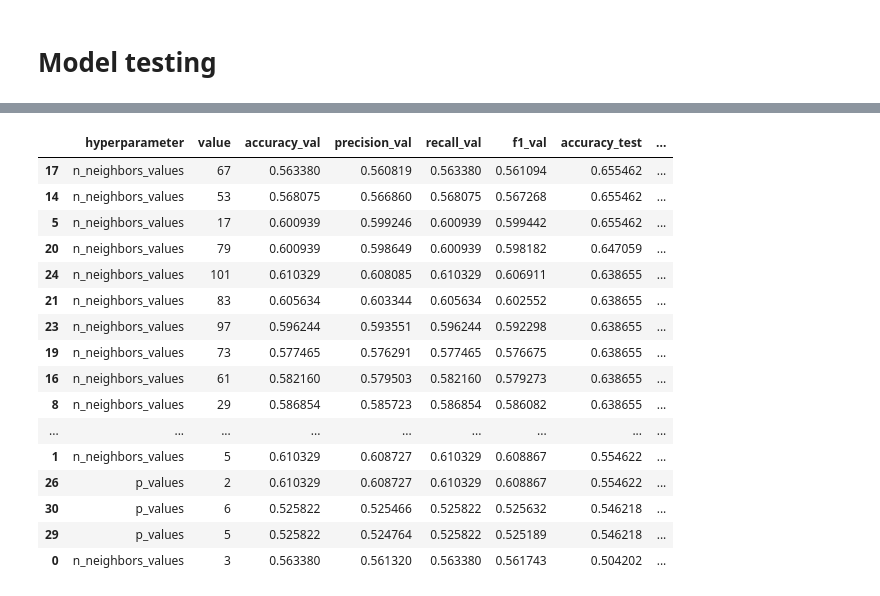
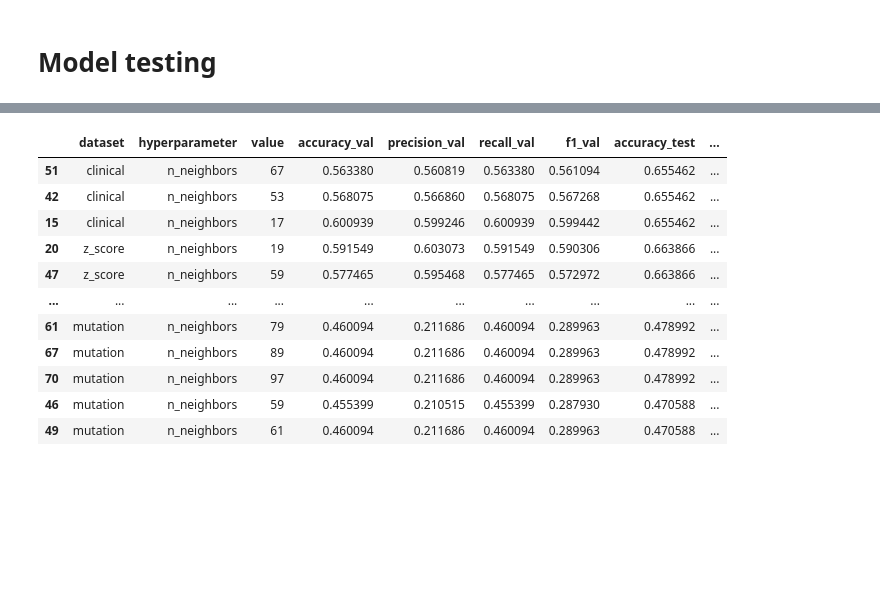
Before and after one commit to diegfernv/breast-cancer-classification, a Jupyter notebook: 6-Data-Split.ipynb, the cells around one changed output, grey strips where cells are left out. Cells and saved outputs as stored; diff of their text form; code cells hidden in the pictures; blank space fills up the shorter version.

```diff
--- a/6-Data-Split.ipynb
+++ b/6-Data-Split.ipynb
@@ -57,57 +57,65 @@ from sklearn.model_selection import cross_val_score, cross_val_predict
 # %%
 hyperparameters = [
-    ("n_neighbors_values", [3, 5, 7, 11, 13, 17, 19, 23, 29, 31, 37, 41, 43, 47, 53, 59, 61, 67, 71, 73, 79, 83, 89, 97, 101]),
-    #("weights_values",['uniform', 'distance']),
-    ("p_values", [1, 2, 3, 4, 5, 6, 7, 8, 9, 10]),
+    ("n_neighbors", [3, 5, 7, 11, 13, 17, 19, 23, 29, 31, 37, 41, 43, 47, 53, 59, 61, 67, 71, 73, 79, 83, 89, 97, 101]),
+    ("weights",['uniform', 'distance']),
+    ("p", [1, 2, 3, 4, 5, 6, 7, 8, 9, 10, 11, 12, 13, 14, 15, 16, 17, 18, 19, 20]),
+    ("algorithm", ['auto', 'ball_tree', 'kd_tree', 'brute']),
+    ("leaf_size", [10, 20, 30, 40, 50, 60, 70, 80, 90, 100]),
+    ("metric", ['euclidean', 'manhattan', 'chebyshev', 'minkowski'])
 ]
+datasets = [
+    ("clinical", X_clinical_train, X_clinical_val, X_clinical_test),
+    ("mutation", X_mutation_train, X_mutation_val, X_mutation_test),
+    ("z_score", X_z_score_train, X_z_score_val, X_z_score_test)
+]
 # %%
 metrics = []
 for hyperparameter, values in hyperparameters:
     for value in values:
-        if hyperparameter == "n_neighbors_values":
+        if hyperparameter == "n_neighbors":
             model = KNeighborsClassifier(n_neighbors=value)
-        elif hyperparameter == "weights_values":
+        elif hyperparameter == "weights":
             model = KNeighborsClassifier(weights=value)
-        elif hyperparameter == "p_values":
+        elif hyperparameter == "p":
             model = KNeighborsClassifier(p=value)
+        elif hyperparameter == "algorithm":
+            model = KNeighborsClassifier(algorithm=value)
+        elif hyperparameter == "leaf_size":
+            model = KNeighborsClassifier(leaf_size=value)
+        elif hyperparameter == "metric":
+            model = KNeighborsClassifier(metric=value)
 
+        for dataset, X_train, X_val, X_test in datasets:
+            model.fit(X_train, y_train)
 
-        model.fit(X_clinical_train, y_train)
+            y_pred = model.predict(X_val)
 
-        y_pred = model.predict(X_clinical_val)
+            accuracy_val = accuracy_score(y_val, y_pred)
+            precision_val = precision_score(y_val, y_pred, average='weighted')
+            recall_val = recall_score(y_val, y_pred, average='weighted')
+            f1_val = f1_score(y_val, y_pred, average='weighted')
 
-        accuracy_val = accuracy_score(y_val, y_pred)
-        precision_val = precision_score(y_val, y_pred, average='weighted')
-        recall_val = recall_score(y_val, y_pred, average='weighted')
-        f1_val = f1_score(y_val, y_pred, average='weighted')
+            y_pred = model.predict(X_test)
 
+            accuracy_test = accuracy_score(y_test, y_pred)
+            precision_test = precision_score(y_test, y_pred, average='weighted')
+            recall_test = recall_score(y_test, y_pred, average='weighted')
+            f1_test = f1_score(y_test, y_pred, average='weighted')
 
-        y_pred = model.predict(X_clinical_test)
+            metrics.append([dataset, hyperparameter, value, accuracy_val, precision_val, recall_val, f1_val, accuracy_test, precision_test, recall_test, f1_test])
 
-        accuracy_test = accuracy_score(y_test, y_pred)
-        precision_test = precision_score(y_test, y_pred, average='weighted')
-        recall_test = recall_score(y_test, y_pred, average='weighted')
-        f1_test = f1_score(y_test, y_pred, average='weighted')
-
-        metrics.append([hyperparameter, value, accuracy_val, precision_val, recall_val, f1_val, accuracy_test, precision_test, recall_test, f1_test])
-
-df = pd.DataFrame(metrics, columns=['hyperparameter', 'value', 'accuracy_val', 'precision_val', 'recall_val', 'f1_val', 'accuracy_test', 'precision_test', 'recall_test', 'f1_test']).sort_values(by='f1_test', ascending=False)
+df = pd.DataFrame(metrics, columns=["dataset",'hyperparameter', 'value', 'accuracy_val', 'precision_val', 'recall_val', 'f1_val', 'accuracy_test', 'precision_test', 'recall_test', 'f1_test']).sort_values(by='f1_test', ascending=False)
 df
 # %% [output]
-|  | hyperparameter | value | accuracy_val | precision_val | recall_val | f1_val | accuracy_test | ... |
-| 17 | n_neighbors_values | 67 | 0.563380 | 0.560819 | 0.563380 | 0.561094 | 0.655462 | ... |
-| 14 | n_neighbors_values | 53 | 0.568075 | 0.566860 | 0.568075 | 0.567268 | 0.655462 | ... |
-| 5 | n_neighbors_values | 17 | 0.600939 | 0.599246 | 0.600939 | 0.599442 | 0.655462 | ... |
-| 20 | n_neighbors_values | 79 | 0.600939 | 0.598649 | 0.600939 | 0.598182 | 0.647059 | ... |
-| 24 | n_neighbors_values | 101 | 0.610329 | 0.608085 | 0.610329 | 0.606911 | 0.638655 | ... |
-| 21 | n_neighbors_values | 83 | 0.605634 | 0.603344 | 0.605634 | 0.602552 | 0.638655 | ... |
-| 23 | n_neighbors_values | 97 | 0.596244 | 0.593551 | 0.596244 | 0.592298 | 0.638655 | ... |
-| 19 | n_neighbors_values | 73 | 0.577465 | 0.576291 | 0.577465 | 0.576675 | 0.638655 | ... |
-| 16 | n_neighbors_values | 61 | 0.582160 | 0.579503 | 0.582160 | 0.579273 | 0.638655 | ... |
-| 8 | n_neighbors_values | 29 | 0.586854 | 0.585723 | 0.586854 | 0.586082 | 0.638655 | ... |
-| ... | ... | ... | ... | ... | ... | ... | ... | ... |
-| 1 | n_neighbors_values | 5 | 0.610329 | 0.608727 | 0.610329 | 0.608867 | 0.554622 | ... |
-| 26 | p_values | 2 | 0.610329 | 0.608727 | 0.610329 | 0.608867 | 0.554622 | ... |
-| 30 | p_values | 6 | 0.525822 | 0.525466 | 0.525822 | 0.525632 | 0.546218 | ... |
-| 29 | p_values | 5 | 0.525822 | 0.524764 | 0.525822 | 0.525189 | 0.546218 | ... |
-| 0 | n_neighbors_values | 3 | 0.563380 | 0.561320 | 0.563380 | 0.561743 | 0.504202 | ... |
+|  | dataset | hyperparameter | value | accuracy_val | precision_val | recall_val | f1_val | accuracy_test | ... |
+| 51 | clinical | n_neighbors | 67 | 0.563380 | 0.560819 | 0.563380 | 0.561094 | 0.655462 | ... |
+| 42 | clinical | n_neighbors | 53 | 0.568075 | 0.566860 | 0.568075 | 0.567268 | 0.655462 | ... |
+| 15 | clinical | n_neighbors | 17 | 0.600939 | 0.599246 | 0.600939 | 0.599442 | 0.655462 | ... |
+| 20 | z_score | n_neighbors | 19 | 0.591549 | 0.603073 | 0.591549 | 0.590306 | 0.663866 | ... |
+| 47 | z_score | n_neighbors | 59 | 0.577465 | 0.595468 | 0.577465 | 0.572972 | 0.663866 | ... |
+| ... | ... | ... | ... | ... | ... | ... | ... | ... | ... |
+| 61 | mutation | n_neighbors | 79 | 0.460094 | 0.211686 | 0.460094 | 0.289963 | 0.478992 | ... |
+| 67 | mutation | n_neighbors | 89 | 0.460094 | 0.211686 | 0.460094 | 0.289963 | 0.478992 | ... |
+| 70 | mutation | n_neighbors | 97 | 0.460094 | 0.211686 | 0.460094 | 0.289963 | 0.478992 | ... |
+| 46 | mutation | n_neighbors | 59 | 0.455399 | 0.210515 | 0.455399 | 0.287930 | 0.470588 | ... |
+| 49 | mutation | n_neighbors | 61 | 0.460094 | 0.211686 | 0.460094 | 0.289963 | 0.470588 | ... |
```
Also changed, not shown: parts of 36 cells of this notebook.
